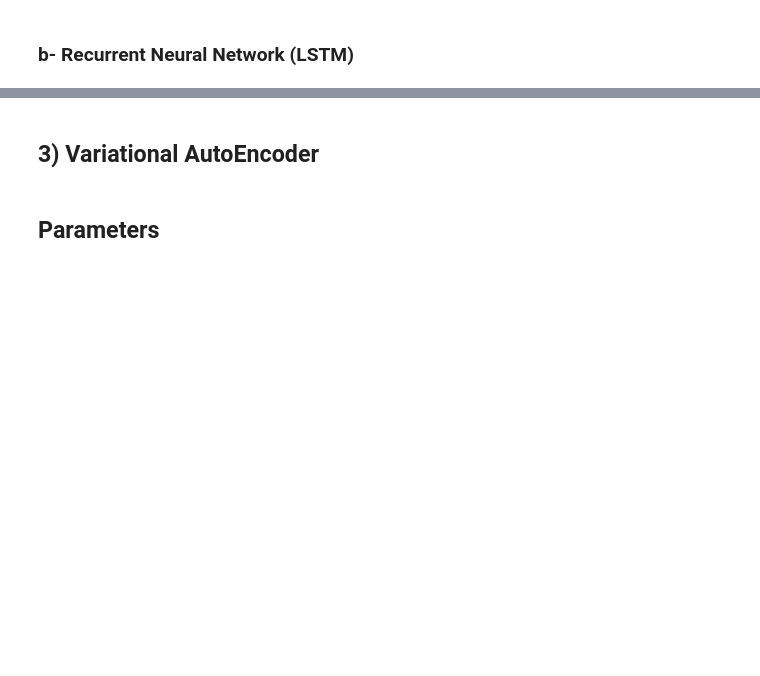
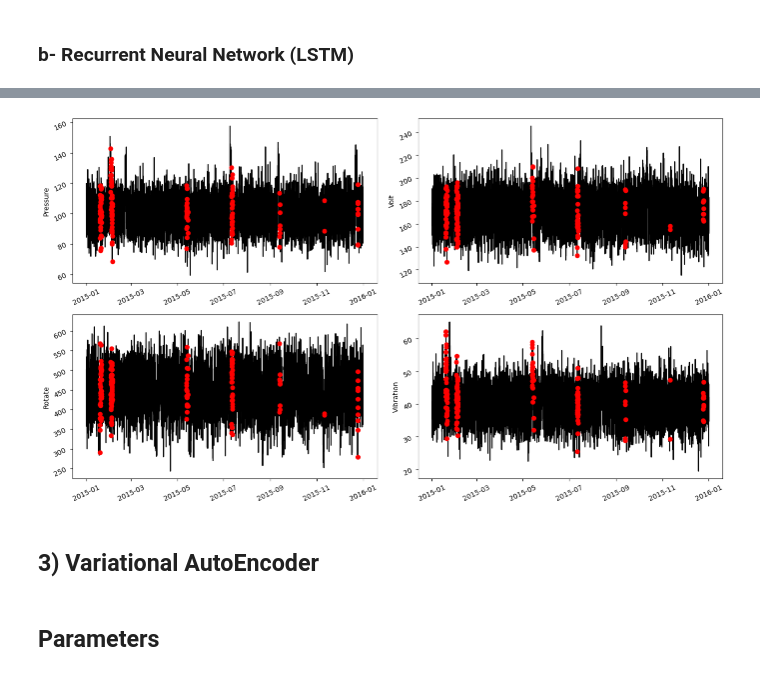
Before and after one commit to jvachier/Anomaly-Detection-From-Decision-Tree-to-Generative-Model, a Jupyter notebook: anamaly_detection.ipynb, the cells around one changed output, grey strips where cells are left out. Drawn from its saved outputs; the diff is of its cells as text; code cells hidden in the pictures; blank space fills up the shorter version.

Commit message:
AutoEncoder RNN LSTM Visu.

```diff
--- a/anamaly_detection.ipynb
+++ b/anamaly_detection.ipynb
@@ -271,8 +271,11 @@ fig.tight_layout(pad = 1.2)
 # %% [markdown]
 ### b- Recurrent Neural Network (LSTM)
+# %%
+sensor_Data_machine = sensor_Data.copy()
+sensor_Data_machine.drop(columns='machineID', inplace=True)
 # %%
 scaler_auto_lstm = StandardScaler()
-np_scaled = scaler_auto_lstm.fit_transform(sensor_Data[['pressure']])
+np_scaled = scaler_auto_lstm.fit_transform(sensor_Data_machine)
 x_train = create_sequences(np_scaled)
 # %%
 with tf.device('/device:GPU:0'):
@@ -323,5 +326,5 @@ mse = result_autocendoer(autoencoder_lstm, x_train)
 # %%
 anomaly_lstm_scores = pd.Series(mse.numpy(), name="anomaly_scores")
-anomaly_lstm_scores.index = sensor_Data[(time_step - 1) :].index
+anomaly_lstm_scores.index = sensor_Data_machine[(time_step - 1) :].index
 anomaly_lstm_scores = pd.Series(mse.numpy(), name="anomaly_scores")
-anomaly_lstm_scores.index = sensor_Data[(time_step - 1) :].index
+anomaly_lstm_scores.index = sensor_Data_machine[(time_step - 1) :].index
@@ -350,3 +334,60 @@ plt.show()
+# %%
+fig, axs = plt.subplots(2, 2, figsize=(14, 8))
+axs[0, 0].plot(
+    sensor_Data_machine.index,
+    sensor_Data_machine[['pressure']],
+    "k",
+)
+axs[0, 0].plot(
+    sensor_Data_machine.index[(time_step - 1) :][anomalous_lstm],
+    sensor_Data_machine[['pressure']][(time_step - 1) :][anomalous_lstm],
+    "ro",
+)
+axs[0, 0].set_ylabel("Pressure")
+axs[0, 0].tick_params(labelrotation = 25)
+
+axs[1, 0].plot(
+    sensor_Data_machine.index,
+    sensor_Data_machine[['rotate']],
+    "k",
+)
+axs[1, 0].plot(
+    sensor_Data_machine.index[(time_step - 1) :][anomalous_lstm],
+    sensor_Data_machine[['rotate']][(time_step - 1) :][anomalous_lstm],
+    "ro",
+)
+axs[1, 0].set_ylabel("Rotate")
+axs[1, 0].tick_params(labelrotation = 25)
+
+axs[0, 1].plot(
+    sensor_Data_machine.index,
+    sensor_Data_machine[['volt']],
+    "k",
+)
+axs[0, 1].plot(
+    sensor_Data_machine.index[(time_step - 1) :][anomalous_lstm],
+    sensor_Data_machine[['volt']][(time_step - 1) :][anomalous_lstm],
+    "ro",
+)
+
+axs[0, 1].set_ylabel("Volt")
+axs[0, 1].tick_params(labelrotation = 25)
+
+axs[1, 1].plot(
+    sensor_Data_machine.index,
+    sensor_Data_machine[['vibration']],
+    "k",
+)
+axs[1, 1].plot(
+    sensor_Data_machine.index[(time_step - 1) :][anomalous_lstm],
+    sensor_Data_machine[['vibration']][(time_step - 1) :][anomalous_lstm],
+    "ro",
+)
+axs[1, 1].set_ylabel("Vibration")
+axs[1, 1].tick_params(labelrotation = 25)
+fig.tight_layout(pad = 1.2)
+# %% [output]
+[figure, added]
 # %% [markdown]
 ## 3) Variational AutoEncoder
 # %%
```
Also changed, not shown: parts of 7 cells of this notebook.
